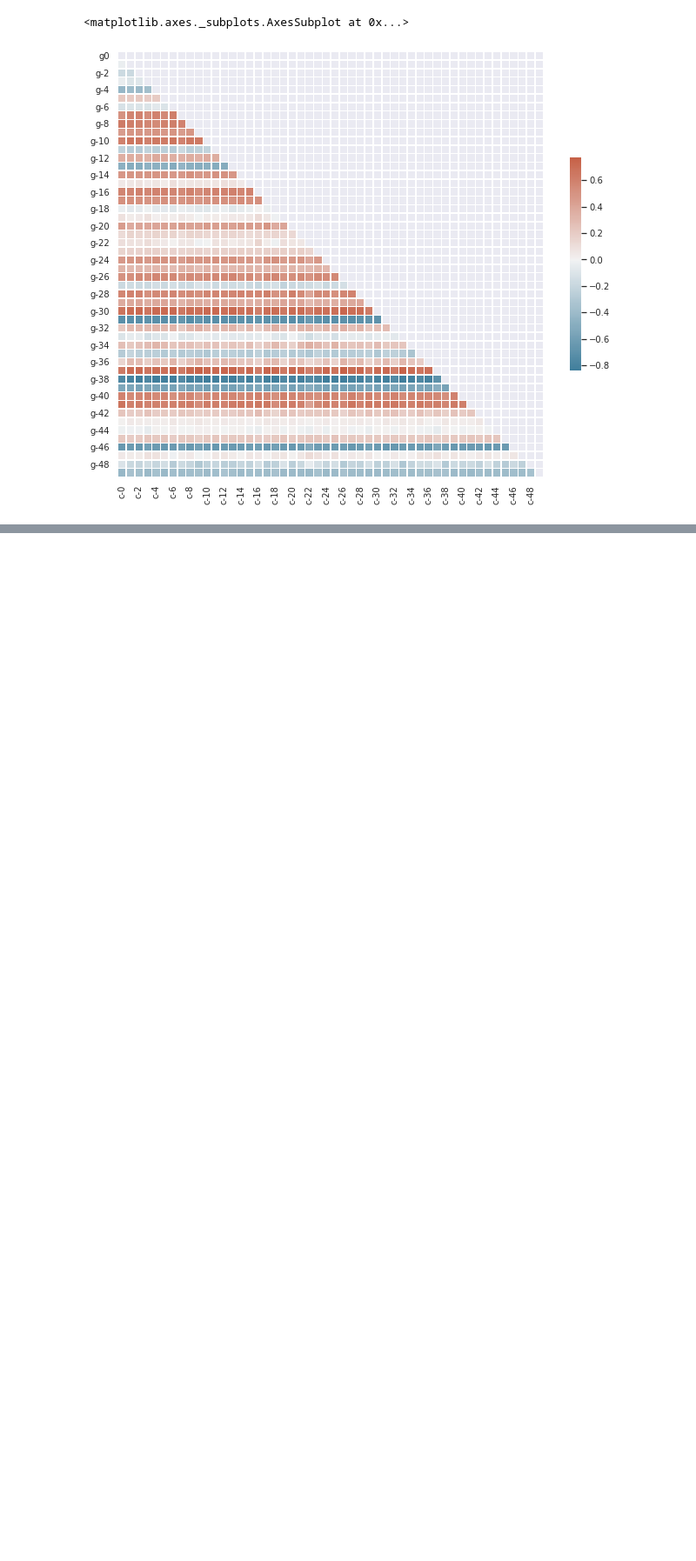
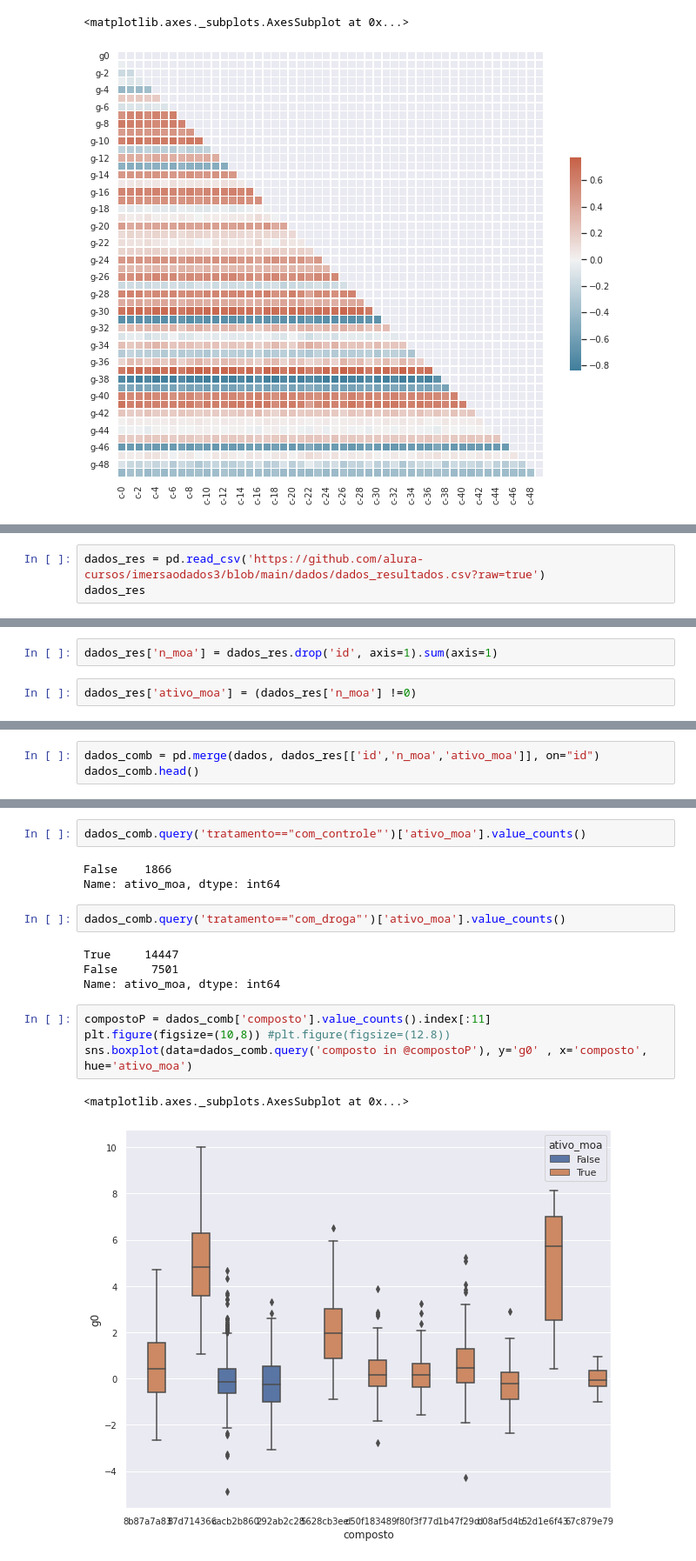
Before and after one commit to MagnusFelinto/Estudos, a Jupyter notebook: Imerção_Dados.ipynb, the cells around one changed output, grey strips where cells are left out. Shown at 87% size. Saved outputs shown, nothing was run; the diff lists cells and outputs as text; blank space fills up the shorter version.

```diff
--- a/Imerção_Dados.ipynb
+++ b/Imerção_Dados.ipynb
@@ -862,0 +865,3 @@ crosstab
+# %%
+dados_res = pd.read_csv('https://github.com/alura-cursos/imersaodados3/blob/main/dados/dados_resultados.csv?raw=true')
+dados_res
@@ -862,0 +997,4 @@ crosstab
+# %%
+dados_res['n_moa'] = dados_res.drop('id', axis=1).sum(axis=1)
+# %%
+dados_res['ativo_moa'] = (dados_res['n_moa'] !=0)
@@ -862,0 +1011,3 @@ crosstab
+# %%
+dados_comb = pd.merge(dados, dados_res[['id','n_moa','ativo_moa']], on="id")
+dados_comb.head()
@@ -862,0 +1022,18 @@ crosstab
+# %%
+dados_comb.query('tratamento=="com_controle"')['ativo_moa'].value_counts()
+# %% [output]
+False    1866
+Name: ativo_moa, dtype: int64
+# %%
+dados_comb.query('tratamento=="com_droga"')['ativo_moa'].value_counts()
+# %% [output]
+True     14447
+False     7501
+Name: ativo_moa, dtype: int64
+# %%
+compostoP = dados_comb['composto'].value_counts().index[:11]
+plt.figure(figsize=(10,8)) #plt.figure(figsize=(12.8))
+sns.boxplot(data=dados_comb.query('composto in @compostoP'), y='g0' , x='composto', hue='ativo_moa')
+# %% [output]
+<matplotlib.axes._subplots.AxesSubplot at 0x...>
+[figure, added]
```
Also changed, not shown: parts of 41 cells of this notebook.
